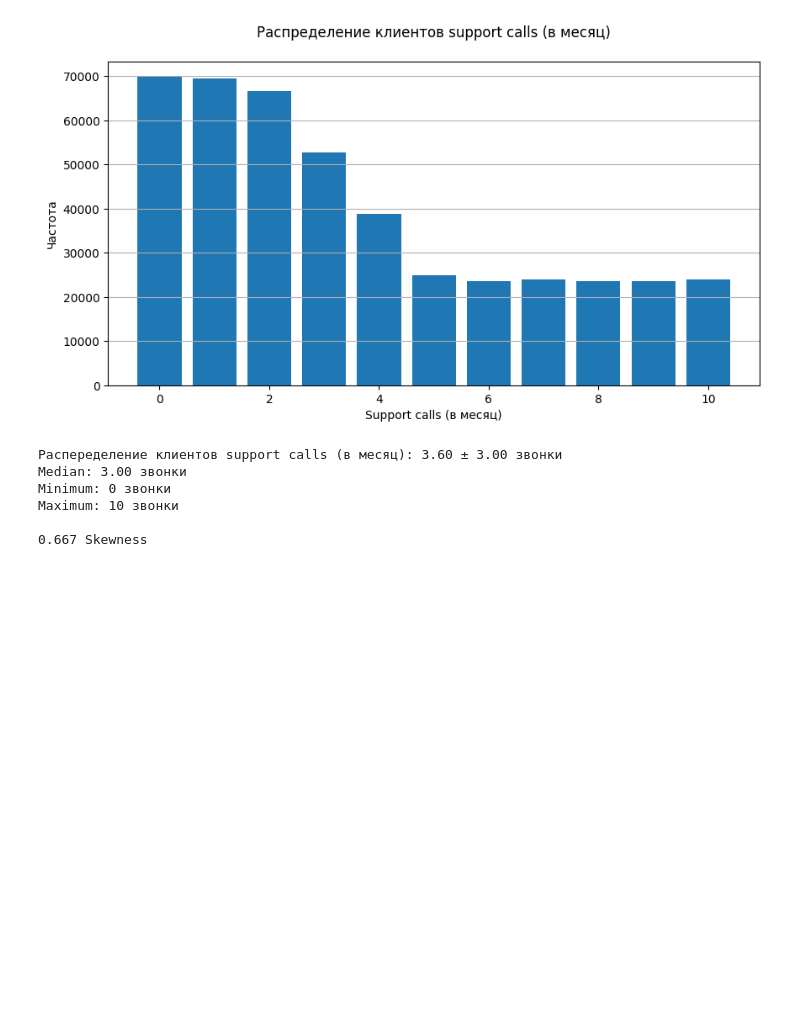
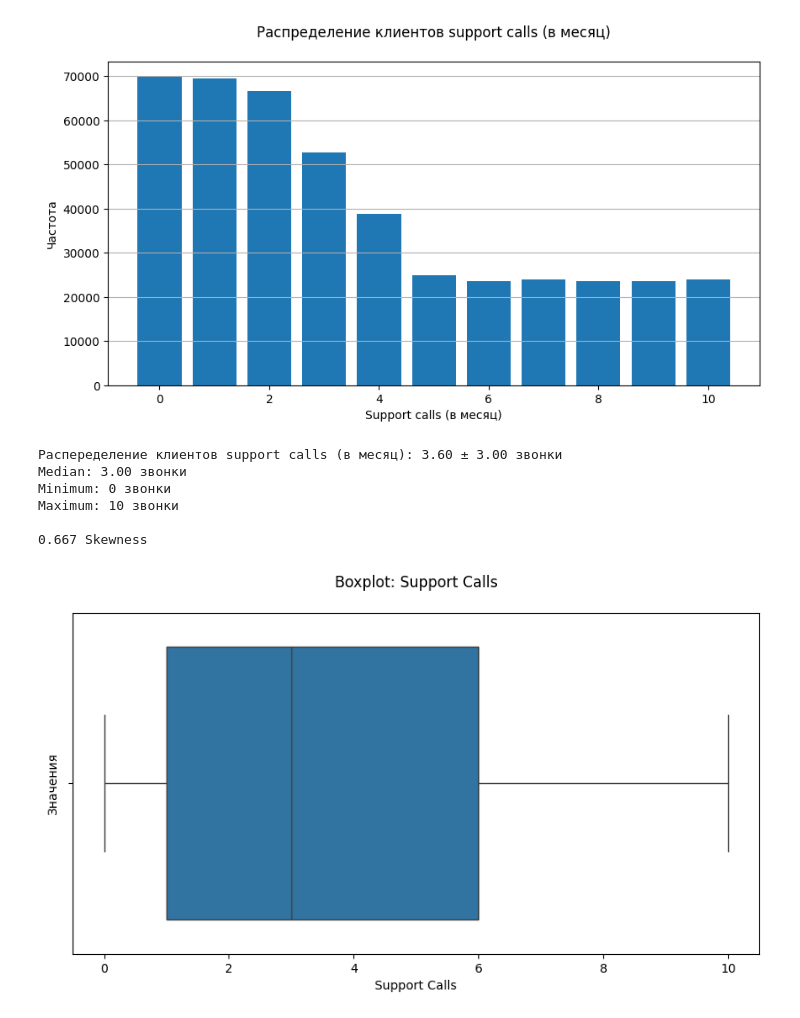
Before and after one commit to Agamemnommom/Churn-Prediction-Service, a Jupyter notebook: Churn_Prediction.ipynb, the cells around one changed output. Saved outputs shown, nothing was run; the diff lists cells and outputs as text; code cells hidden in the pictures; blank space fills up the shorter version.

```diff
--- a/Churn_Prediction.ipynb
+++ b/Churn_Prediction.ipynb
@@ -415,3 +282,7 @@ Minimum: 0 звонки
 Maximum: 10 звонки
 
 0.667 Skewness
+# %%
+make_boxplot(df, 'Support Calls')
+# %% [output]
+[figure, added]
```
Also changed, not shown: parts of 8 cells of this notebook.
